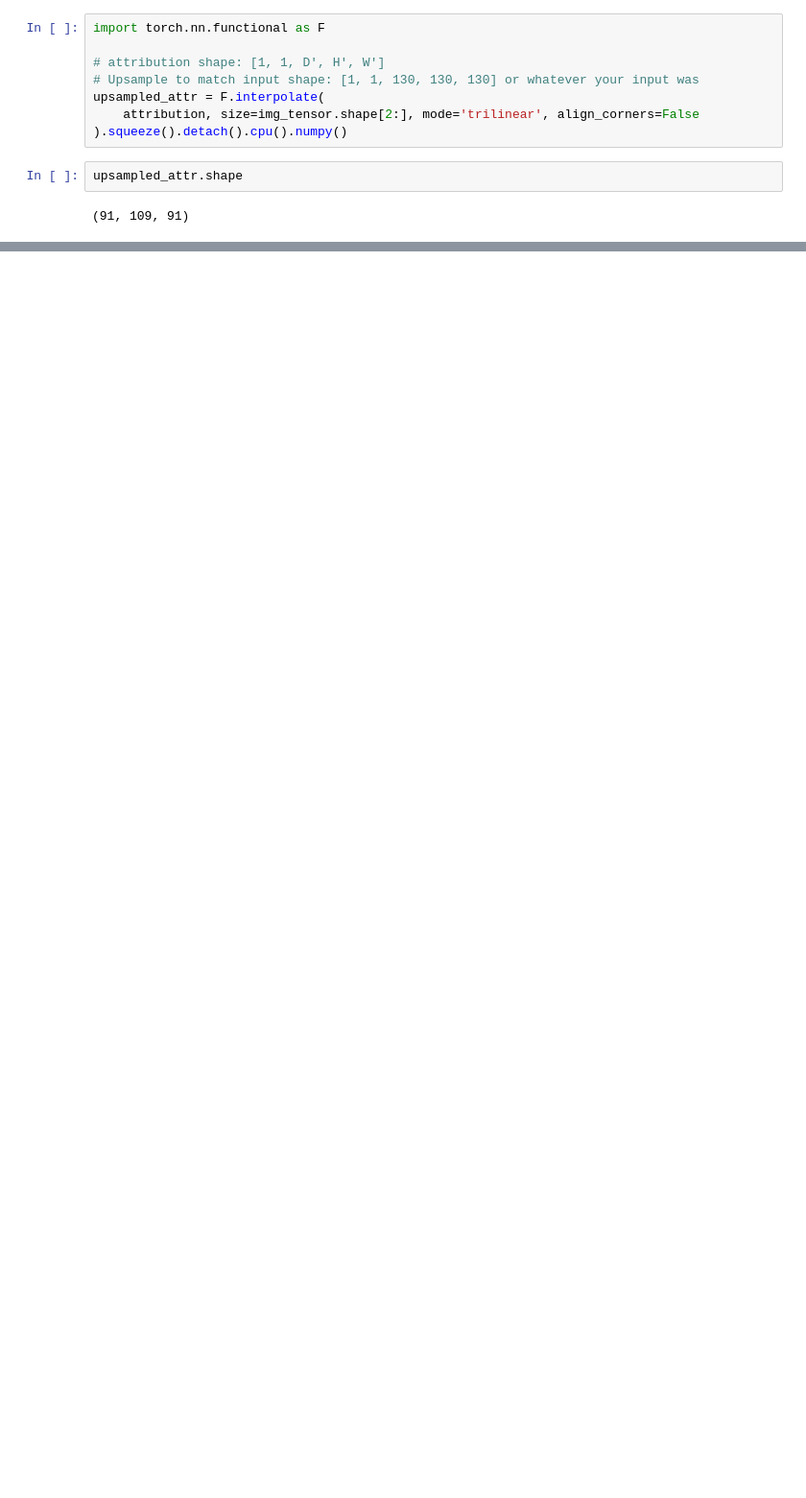
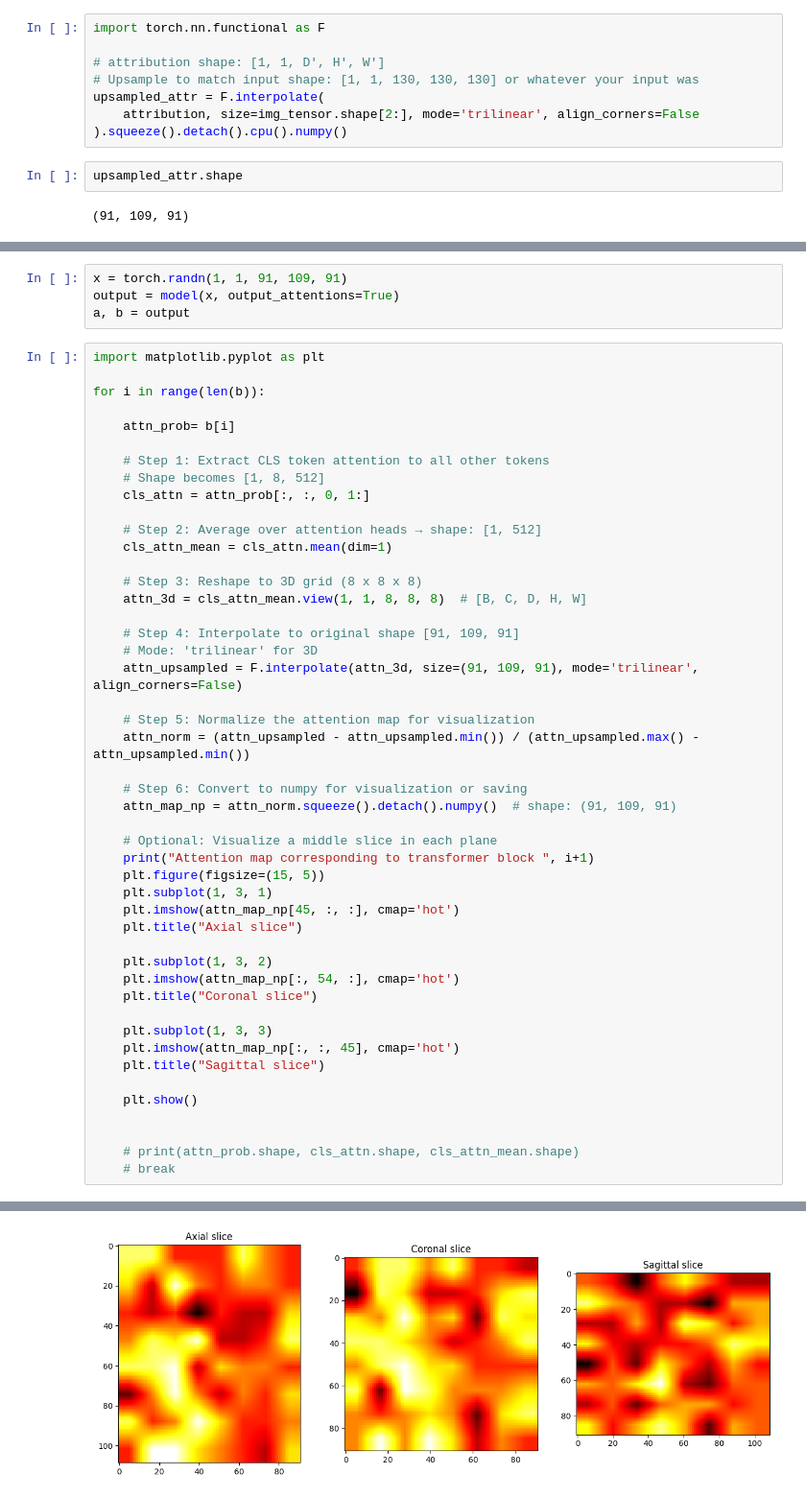
Before and after one commit to Nafishapanacea/3d-hcct, a Jupyter notebook: temp.ipynb, the cells around one changed output, grey strips where cells are left out. Shown at 96% size. Saved outputs shown, nothing was run; the diff lists cells and outputs as text; blank space fills up the shorter version.

Commit message:
attention maps and occlusion method

```diff
--- a/temp.ipynb
+++ b/temp.ipynb
@@ -176,0 +195,52 @@ plt.show()
+# %%
+x = torch.randn(1, 1, 91, 109, 91)
+output = model(x, output_attentions=True)
+a, b = output
+# %%
+import matplotlib.pyplot as plt
+
+for i in range(len(b)):
+
+    attn_prob= b[i]
+
+    # Step 1: Extract CLS token attention to all other tokens
+    # Shape becomes [1, 8, 512]
+    cls_attn = attn_prob[:, :, 0, 1:]
+
+    # Step 2: Average over attention heads → shape: [1, 512]
+    cls_attn_mean = cls_attn.mean(dim=1)
+
+    # Step 3: Reshape to 3D grid (8 x 8 x 8)
+    attn_3d = cls_attn_mean.view(1, 1, 8, 8, 8)  # [B, C, D, H, W]
+
+    # Step 4: Interpolate to original shape [91, 109, 91]
+    # Mode: 'trilinear' for 3D
+    attn_upsampled = F.interpolate(attn_3d, size=(91, 109, 91), mode='trilinear', align_corners=False)
+
+    # Step 5: Normalize the attention map for visualization
+    attn_norm = (attn_upsampled - attn_upsampled.min()) / (attn_upsampled.max() - attn_upsampled.min())
+
+    # Step 6: Convert to numpy for visualization or saving
+    attn_map_np = attn_norm.squeeze().detach().numpy()  # shape: (91, 109, 91)
+
+    # Optional: Visualize a middle slice in each plane
+    print("Attention map corresponding to transformer block ", i+1)
+    plt.figure(figsize=(15, 5))
+    plt.subplot(1, 3, 1)
+    plt.imshow(attn_map_np[45, :, :], cmap='hot')
+    plt.title("Axial slice")
+
+    plt.subplot(1, 3, 2)
+    plt.imshow(attn_map_np[:, 54, :], cmap='hot')
+    plt.title("Coronal slice")
+
+    plt.subplot(1, 3, 3)
+    plt.imshow(attn_map_np[:, :, 45], cmap='hot')
+    plt.title("Sagittal slice")
+
+    plt.show()
+
+
+    # print(attn_prob.shape, cls_attn.shape, cls_attn_mean.shape)
+    # break
+# %% [output]
@@ -176,0 +248 @@ plt.show()
+[figure, added]
```
Also changed, not shown: parts of 23 cells of this notebook, 1 other file.
